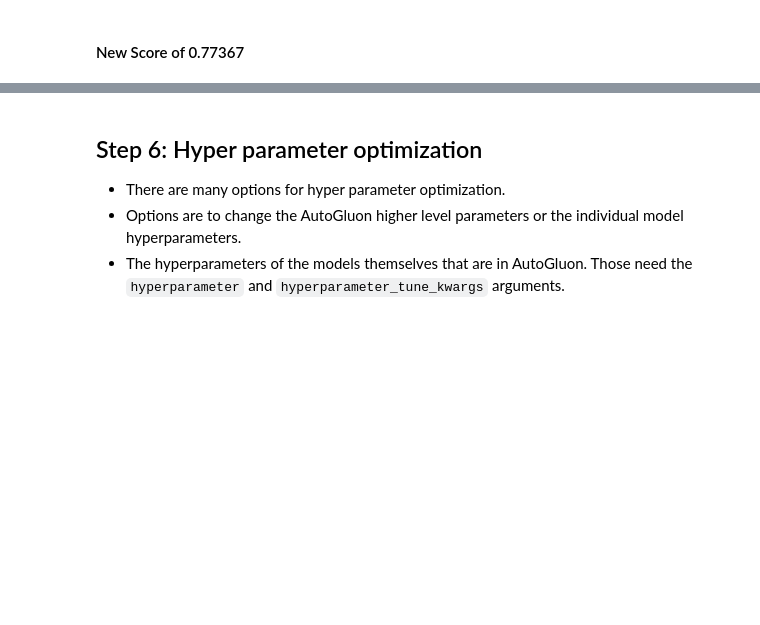
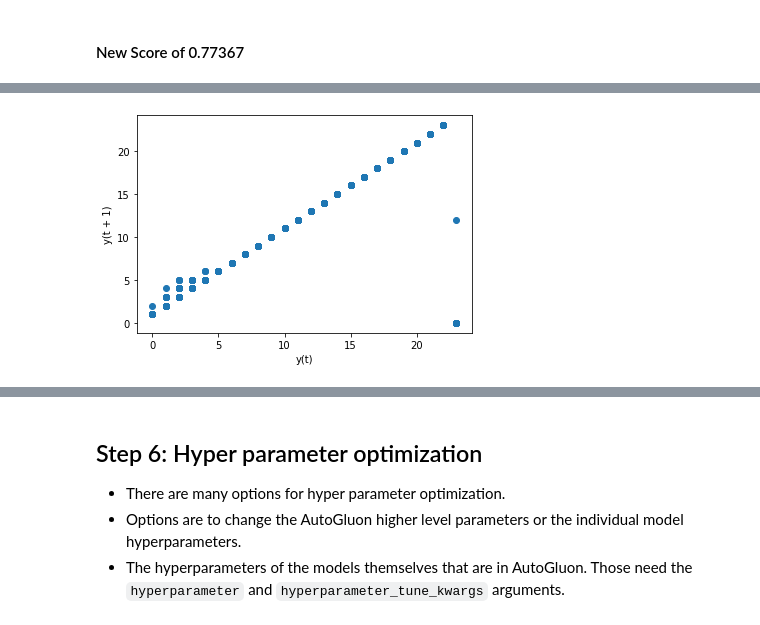
Before and after one commit to mervat-khaled/cd0385-project-starter, a Jupyter notebook: project/project-template.ipynb, the cells around one changed output, grey strips where cells are left out. Drawn from its saved outputs; the diff is of its cells as text; code cells hidden in the pictures; blank space fills up the shorter version.

```diff
--- a/project/project-template.ipynb
+++ b/project/project-template.ipynb
@@ -514,0 +567,4 @@ Successfully submitted to Bike Sharing Demand
+# %%
+pd.plotting.lag_plot(train.hour);
+# %% [output]
+[figure, added]
```
Also changed, not shown: parts of 27 cells of this notebook.
